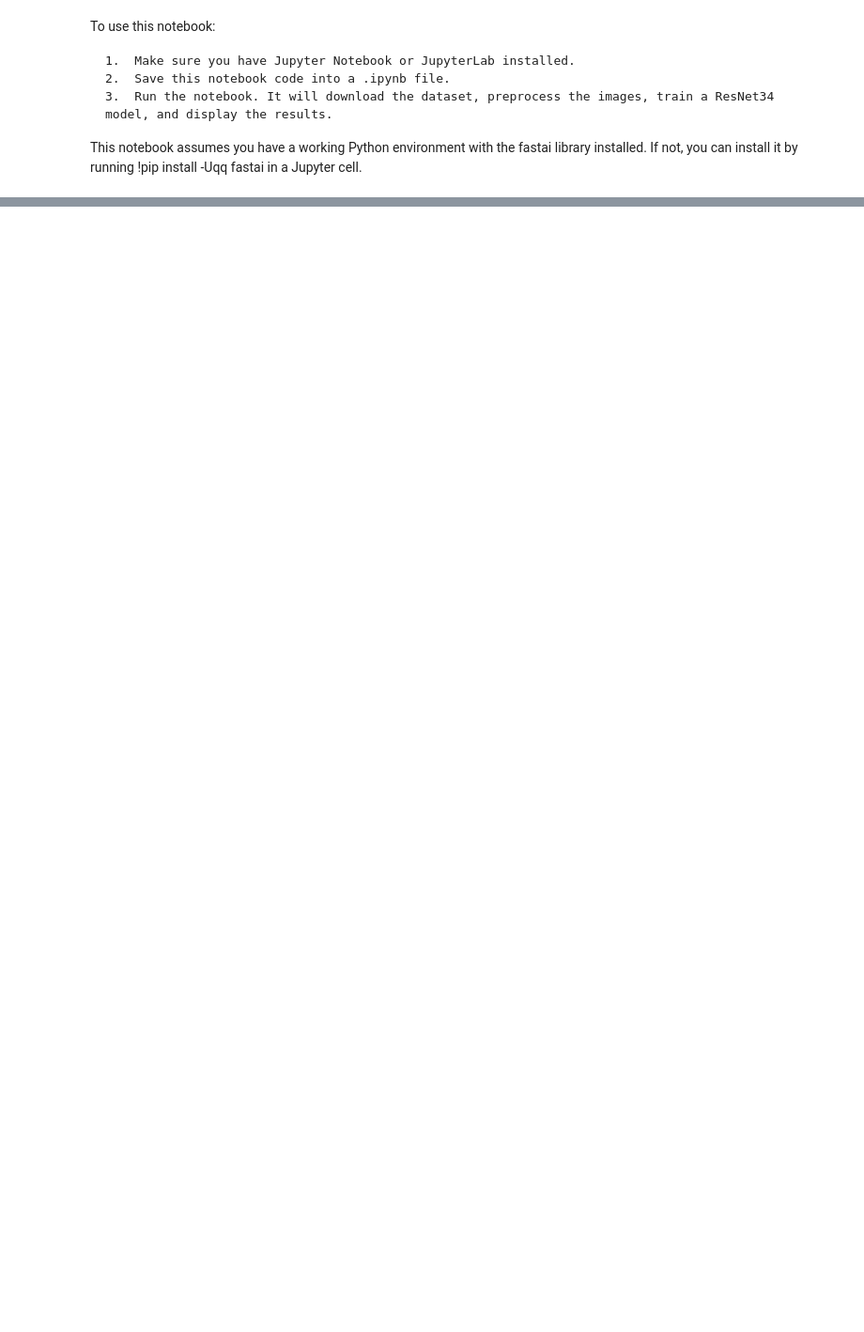
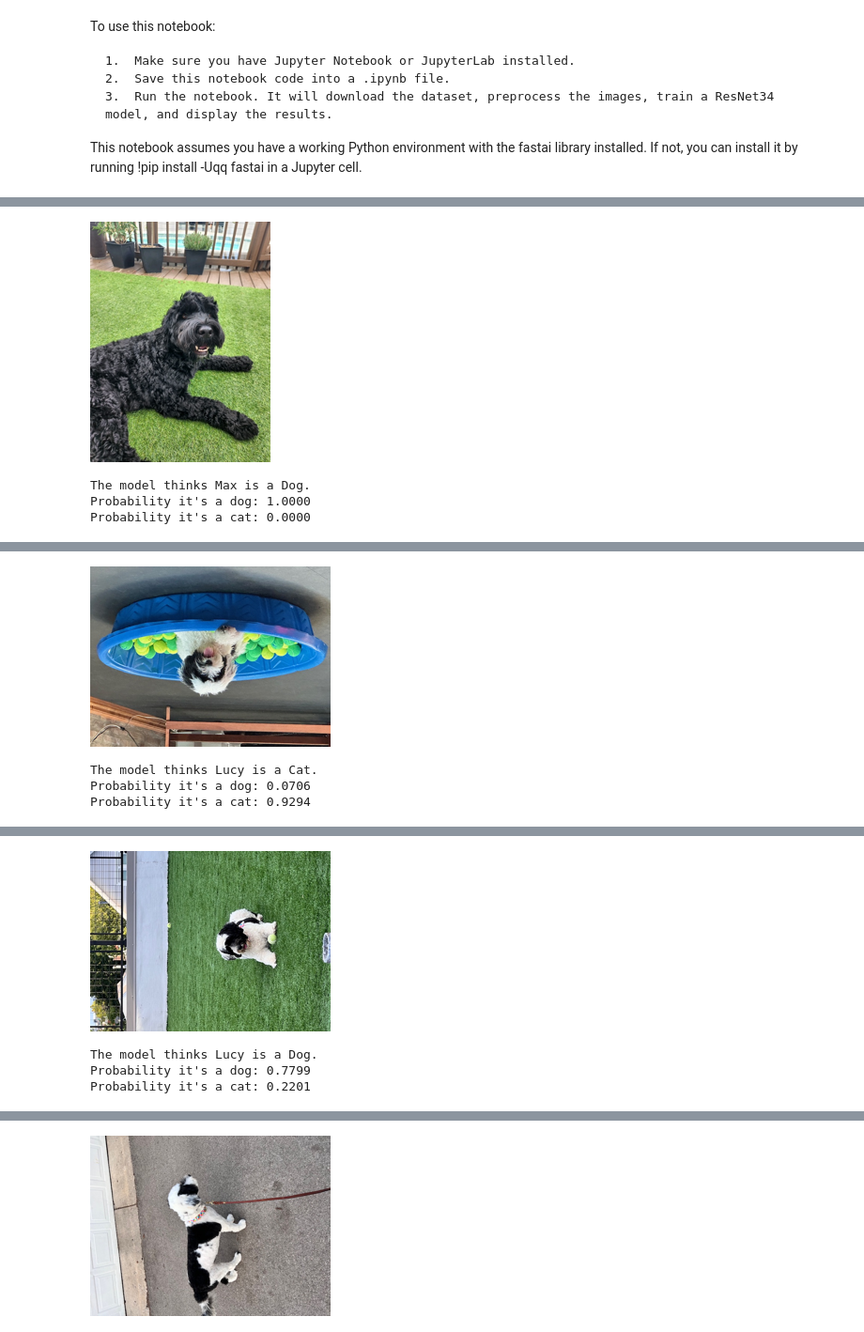
Before and after one commit to dphummel/AI, a Jupyter notebook: computer-vision-is-it-a-dog-chatgpt.ipynb, the cells around one changed output, grey strips where cells are left out. Shown at 94% size. Saved outputs shown, nothing was run; the diff lists cells and outputs as text; code cells hidden in the pictures; blank space fills up the shorter version.

Commit message:
Kaggle Notebook | Computer Vision - Is it a dog or a cat? ChatGPT | Version 28

```diff
--- a/computer-vision-is-it-a-dog-chatgpt.ipynb
+++ b/computer-vision-is-it-a-dog-chatgpt.ipynb
@@ -124,39 +111,49 @@ chica_image.to_thumb(256,256)
 # %%
-# Test the model using Max
+from fastdownload import download_url
+from fastai.vision.all import *
+
+# Test the model using the image of Max (see My Family Pets dataset)
+max_file = "../input/my-family-pets/Max.jpg"
+max_image = Image.open(max_file).to_thumb(256, 256)
 result,_,prob = learn.predict(max_image)
-display(max_image.to_thumb(256, 256))
-print(f"The model thinks this is a {result}.")
+display(max_image)
+print(f"The model thinks Max is a {result}.")
 print(f"Probability it's a dog: {prob[1]:.4f}")
 print(f"Probability it's a cat: {prob[0]:.4f}")
 
-# Test the model using Lucy's first image
+# Test the model using Lucy's first image (see My Family Pets dataset)
+lucy_file = "../input/my-family-pets/Lucy.jpg"
+lucy_image = Image.open(lucy_file).to_thumb(256, 256)
 result,_,prob = learn.predict(lucy_image)
-print("Here is the image:")
-display(lucy_image.to_thumb(256, 256))
-print(f"The model thinks this is a {result}.")
+display(lucy_image)
+print(f"The model thinks Lucy is a {result}.")
 print(f"Probability it's a dog: {prob[1]:.4f}")
 print(f"Probability it's a cat: {prob[0]:.4f}")
 
-# Test the model using Lucy's second image
+# Test the model using Lucy's second image (see My Family Pets dataset)
+lucy_file2 = "../input/my-family-pets/Lucy_2.jpg"
+lucy_image2 = Image.open(lucy_file2).to_thumb(256, 256)
 result,_,prob = learn.predict(lucy_image2)
-print("Here is the image:")
-display(lucy_image2.to_thumb(256, 256))
-print(f"The model thinks this is a {result}.")
+display(lucy_image2)
+print(f"The model thinks Lucy is a {result}.")
 print(f"Probability it's a dog: {prob[1]:.4f}")
 print(f"Probability it's a cat: {prob[0]:.4f}")
 
-# Test the model using Lucy's third image
+# Test the model using Lucy's third image (see My Family Pets dataset)
+lucy_file3 = "../input/my-family-pets/Lucy_3.jpg"
+lucy_image3 = Image.open(lucy_file3).to_thumb(256, 256)
 result,_,prob = learn.predict(lucy_image3)
-print("Here is the image:")
-display(lucy_image3.to_thumb(256, 256))
-print(f"The model thinks this is a {result}.")
+display(lucy_image3)
+print(f"The model thinks Lucy is a {result}.")
 print(f"Probability it's a dog: {prob[1]:.4f}")
 print(f"Probability it's a cat: {prob[0]:.4f}")
 
-# Test the model using Chica's image
-result,_,prob = learn.predict(PILImage.create(cat_image))
-print("Here is the image:")
-display(chica_image.to_thumb(256, 256))
-print(f"The model things this is a {result}.")
+# Test the model using Chica's image (see My Family Pets dataset)
+chica_file = '../input/my-family-pets/Chica.jpg'
+chica_image = Image.open(chica_file).to_thumb(256, 256)
+result,_,prob = learn.predict(PILImage.create(chica_image))
+display(chica_image)
+print(f"The model things Chica is a {result}.")
 print(f"Probability it's a dog: {prob[1]:.4f}")
 print(f"Probability it's a cat: {prob[0]:.4f}")
+# %% [output]
@@ -162,0 +161,4 @@ print(f"Probability it's a cat: {prob[0]:.4f}")
+[figure, added]
+The model thinks Max is a Dog.
+Probability it's a dog: 1.0000
+Probability it's a cat: 0.0000
@@ -162,0 +166,4 @@ print(f"Probability it's a cat: {prob[0]:.4f}")
+[figure, added]
+The model thinks Lucy is a Cat.
+Probability it's a dog: 0.0706
+Probability it's a cat: 0.9294
@@ -162,0 +171,4 @@ print(f"Probability it's a cat: {prob[0]:.4f}")
+[figure, added]
+The model thinks Lucy is a Dog.
+Probability it's a dog: 0.7799
+Probability it's a cat: 0.2201
@@ -162,0 +176 @@ print(f"Probability it's a cat: {prob[0]:.4f}")
+[figure, added]
```
Also changed, not shown: parts of 3 cells of this notebook.
